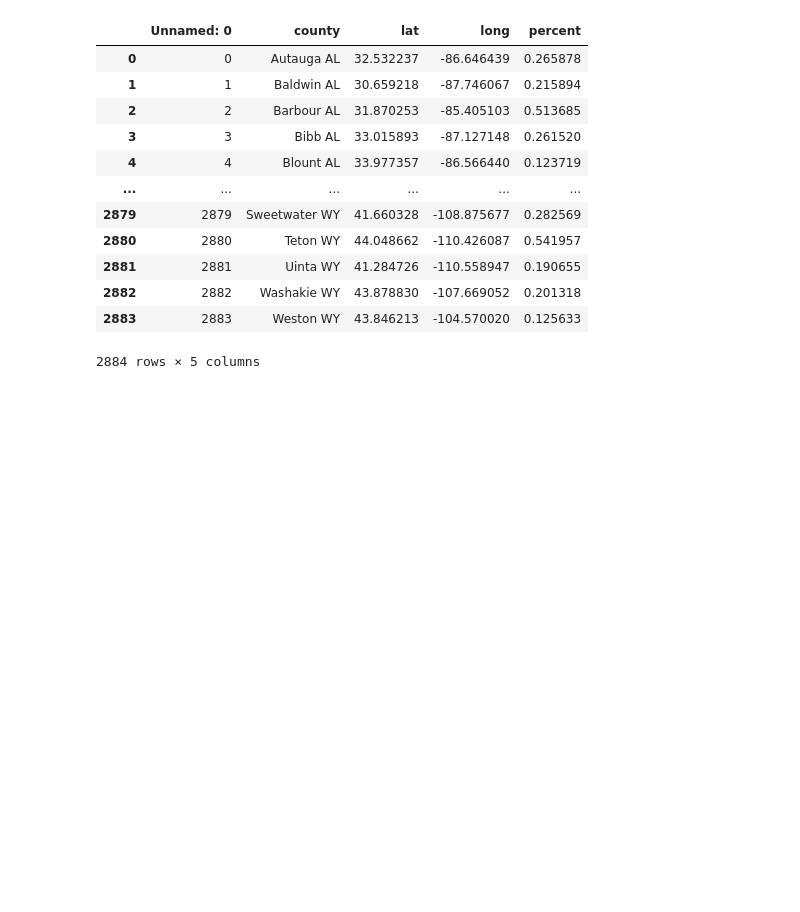
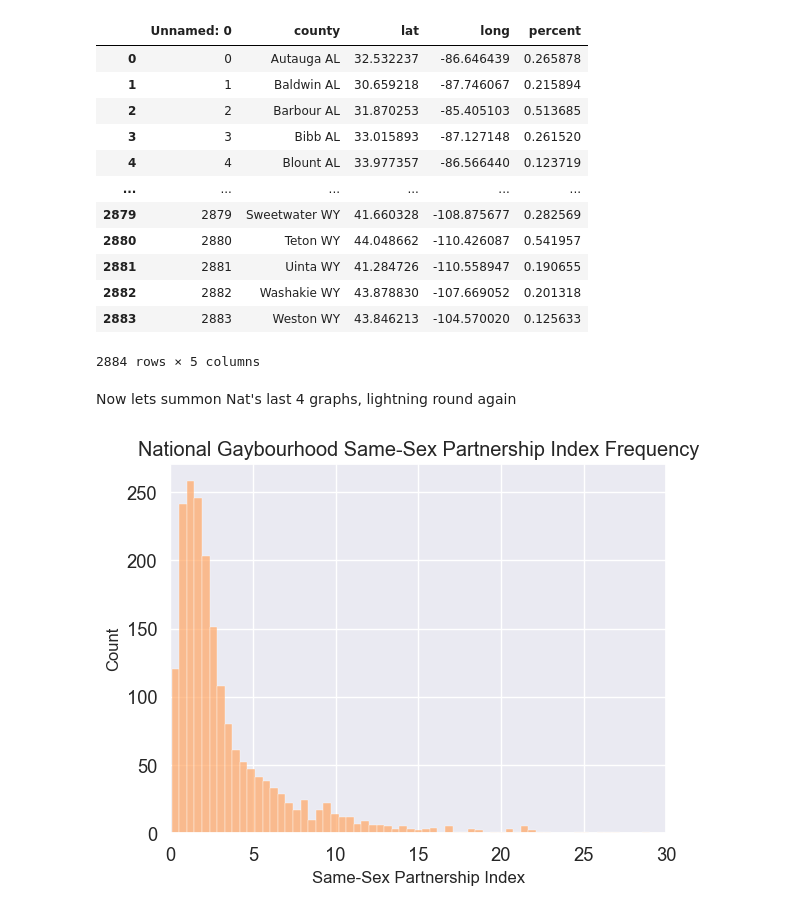
Before and after one commit to almsam/data-analysis-project-remastered, a Jupyter notebook: part 4 - geographical strata.ipynb, the cells around one changed output. Cells and saved outputs as stored; diff of their text form; code cells hidden in the pictures; blank space fills up the shorter version.

Commit message:
old graphs added

```diff
--- a/part 4 - geographical strata.ipynb
+++ b/part 4 - geographical strata.ipynb
@@ -66,3 +66,10 @@ pol = pd.read_csv("data/pre processed/election-2012.csv"); pol
 | 2882 | 2882 | Washakie WY | 43.878830 | -107.669052 | 0.201318 |
 | 2883 | 2883 | Weston WY | 43.846213 | -104.570020 | 0.125633 |
 2884 rows × 5 columns
+# %% [markdown]
+Now lets summon Nat's last 4 graphs, lightning round again
+# %%
+ss_index_hist = sns.histplot(data=gb.query("`SS_Index` != 0"), x="SS_Index")
+_ = ss_index_hist.set(title="National Gaybourhood Same-Sex Partnership Index Frequency", xlabel="Same-Sex Partnership Index", xlim=(0,30))
+# %% [output]
+[figure, added]
```
Also changed, not shown: parts of 3 cells of this notebook.
